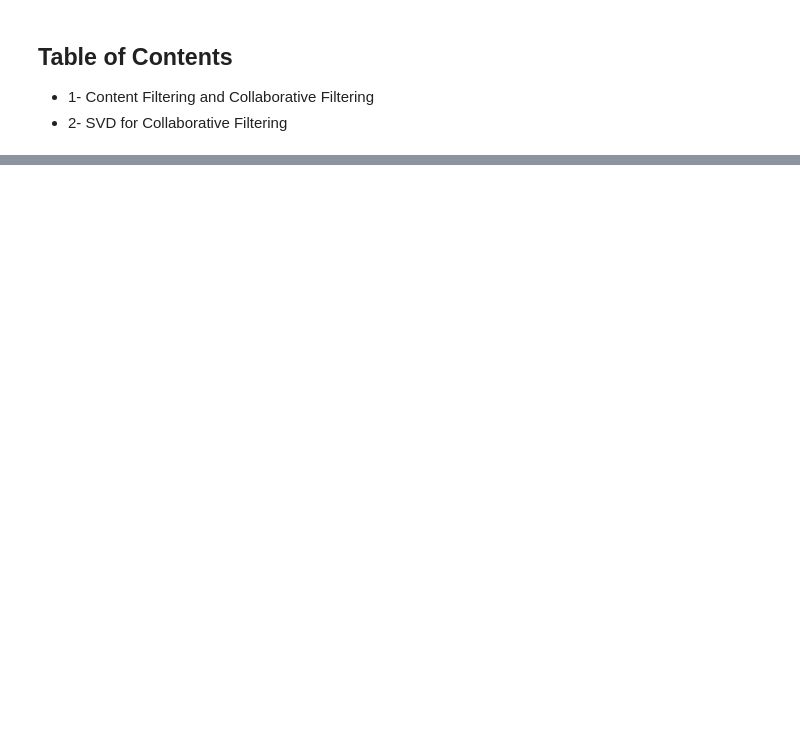
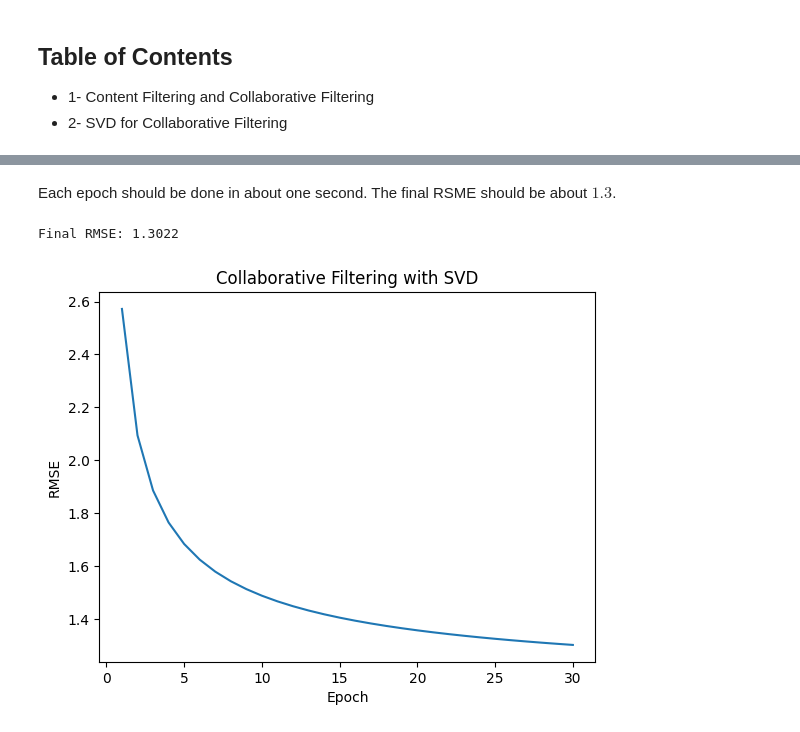
Before and after one commit to fraxea/Linear-Algebra-FALL2024-Assignment-2, a Jupyter notebook: Recommendation Systems/draft.ipynb, the cells around one changed output, grey strips where cells are left out. Saved outputs shown, nothing was run; the diff lists cells and outputs as text; code cells hidden in the pictures; blank space fills up the shorter version.

```diff
--- a/Recommendation Systems/draft.ipynb
+++ b/Recommendation Systems/draft.ipynb
@@ -67,5 +66,6 @@ item_map = {item: idx for idx, item in enumerate(item_ids)}
 df['userId'] = df['userId'].map(user_map)
 df['movieId'] = df['movieId'].map(item_map)
 
-print(f'There are {len(user_ids)} unique users and {len(item_ids)} unique items in {len(df)} user-item pairs.')
+N, M = len(user_ids), len(item_ids)
+print(f'There are {N} unique users and {M} unique items')
 # %% [output]
@@ -264,0 +75,6 @@ result
+# %%
+random_state = 42
+df_train, df_val = train_test_split(df, test_size=0.2, random_state=random_state)
+df_train = df_train.reset_index(drop=True)
+df_val = df_val.reset_index(drop=True)
+print(f'Train size={len(df_train)}, Validation size={len(df_val)}')
@@ -264,0 +136,40 @@ result
+# %%
+def train(model: CollaborativeFiltering, df_train: pd.DataFrame):
+    for _, u, i, r in df_train.itertuples():
+        model.backward(u, i, r)
+
+def evaluate(model: CollaborativeFiltering, df_val: pd.DataFrame):
+    y_true = []
+    y_pred = []
+    for _, u, i, r in df_val.itertuples():
+        r_hat = model.forward(u, i)
+        y_true.append(r)
+        y_pred.append(r_hat)
+
+    y_true = np.array(y_true)
+    y_pred = np.array(y_pred)
+    rmse = np.sqrt(np.mean((y_true - y_pred) ** 2))
+    return rmse
+
+def plot(y):
+    plt.plot(range(1, len(y)+1), y)
+    plt.xlabel('Epoch')
+    plt.ylabel('RMSE')
+    plt.title('Collaborative Filtering with SVD')
+    plt.show()
+# %% [markdown]
+Each epoch should be done in about one second. The final RSME should be about $1.3$.
+# %%
+RMSEs = []
+num_epochs = 30
+
+for epoch in trange(num_epochs, desc='Training'):
+    train(model, df_train)
+    rmse = evaluate(model, df_val)
+    RMSEs.append(rmse)
+
+print(f'Final RMSE: {RMSEs[-1]:.4f}')
+plot(RMSEs)
+# %% [output]
+Final RMSE: 1.3022
+[figure, added]
```
Also changed, not shown: parts of 25 cells of this notebook.
